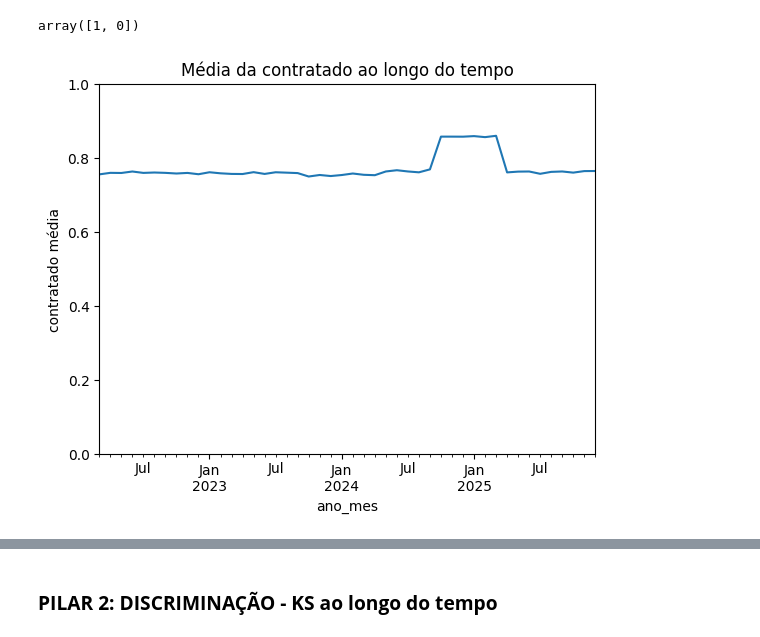
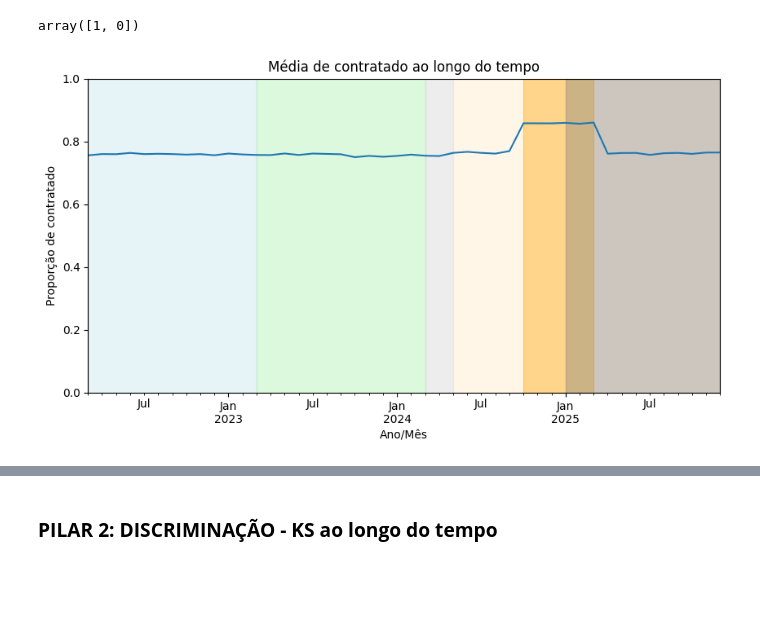
Before and after one commit to JMCVALE/ASN-ROCKS-, a Jupyter notebook: MONITORAMENTO.ipynb, the cells around one changed output, grey strips where cells are left out. Cells and saved outputs as stored; diff of their text form; code cells hidden in the pictures; blank space fills up the shorter version.

```diff
--- a/MONITORAMENTO.ipynb
+++ b/MONITORAMENTO.ipynb
@@ -707,14 +768,24 @@ score
 base['contratado'].unique()
 # %% [output]
 array([1, 0])
-# %%
-pmt_tempo = base.groupby('ano_mes')['contratado'].mean()
-
-pmt_tempo.plot()
-plt.title('Média da contratado ao longo do tempo')
-plt.xlabel('ano_mes')
-plt.ylabel('contratado média')
-plt.ylim(0,1)
-plt.show()
-# %% [output]
-[figure, removed]
+# %%
+pmt_tempo = base.groupby('ano_mes')['contratado'].mean()
+
+pmt = pmt_tempo.plot(figsize=(10,5))
+
+# pintar fundo dos períodos
+pmt.axvspan('2022-03-01', '2023-03-01', color='lightblue', alpha=0.3)   # modelagem
+pmt.axvspan('2023-03-01', '2024-03-01', color='lightgreen', alpha=0.3)  # observação
+pmt.axvspan('2024-03-01', '2024-05-01', color='lightgray', alpha=0.4)   # limbo
+pmt.axvspan('2024-05-01', pmt_tempo.index.max(), color='moccasin', alpha=0.3)  # implantado
+pmt.axvspan('2024-10-01', '2025-03-01', color='orange', alpha=0.4)      # deu ruim
+pmt.axvspan('2025-01-01', '2025-12-01', color='gray', alpha=0.4)        # sem target
+
+plt.title('Média de contratado ao longo do tempo')
+plt.xlabel('Ano/Mês')
+plt.ylabel('Proporção de contratado')
+plt.ylim(0,1)
+
+plt.show()
+# %% [output]
+[figure, added]
```
Also changed, not shown: parts of 10 cells of this notebook.
